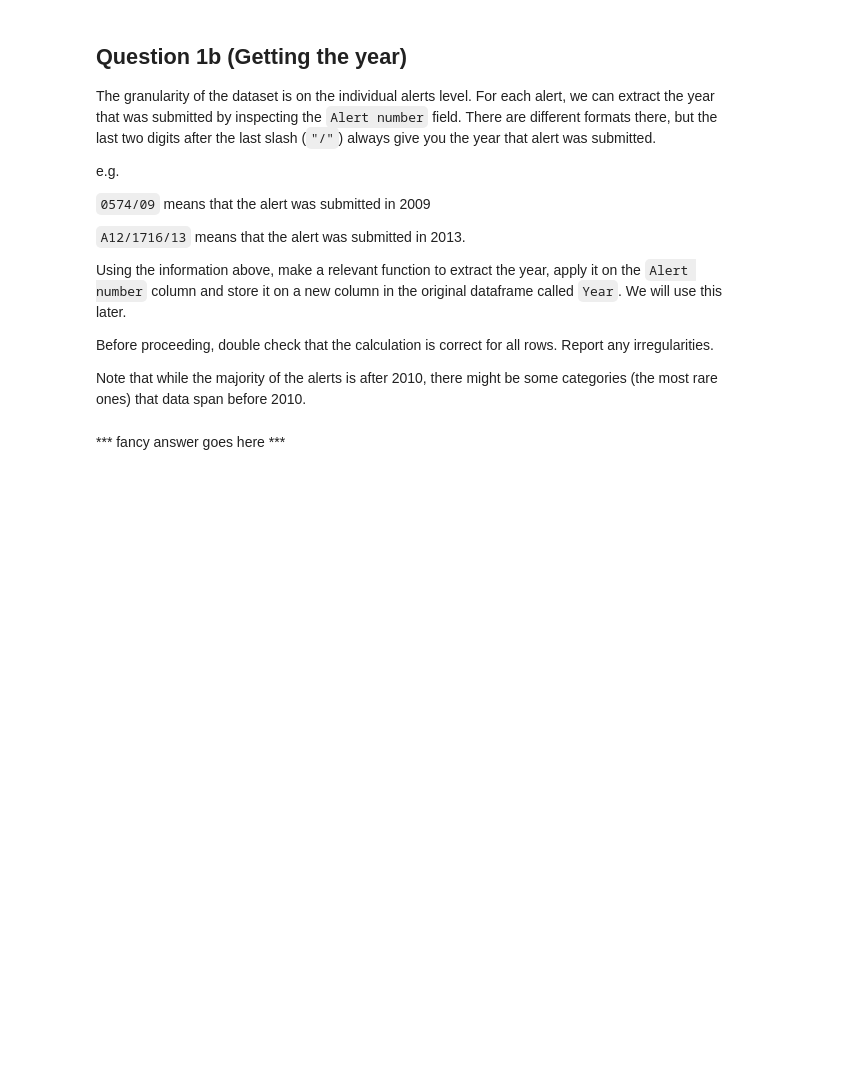
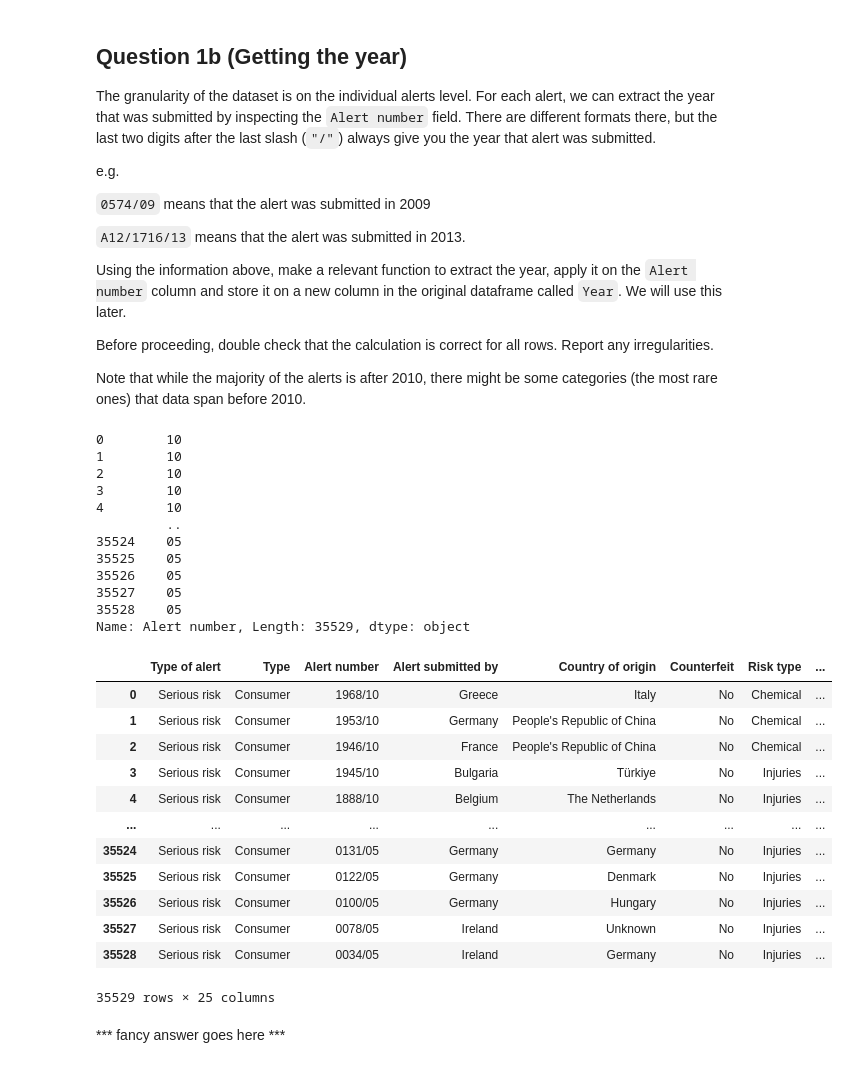
Before and after one commit to noah18c/Data_analysis, a Jupyter notebook: clinic_1/clinic1-2024.ipynb, the cells around one changed output. Drawn from its saved outputs; the diff is of its cells as text; code cells hidden in the pictures; blank space fills up the shorter version.

```diff
--- a/clinic_1/clinic1-2024.ipynb
+++ b/clinic_1/clinic1-2024.ipynb
@@ -357,6 +357,41 @@ Before proceeding, double check that the calculation is correct for all rows. Re
 Note that while the majority of the alerts is after 2010, there might be some categories (the most rare ones) that data span before 2010.
 # %%
 ###code for 1b goes here
+
+def year_extractor(input_df: pd.DataFrame, column_name:str="Alert number"):
+    new_column = input_df[column_name]
+    new_column = new_column.astype(str).str[-2:]
+    input_df["Year"] = new_column
+    print(new_column)
+
+    return input_df
+year_extractor(df)
+# %% [output]
+0        10
+1        10
+2        10
+3        10
+4        10
+         ..
+35524    05
+35525    05
+35526    05
+35527    05
+35528    05
+Name: Alert number, Length: 35529, dtype: object
+|  | Type of alert | Type | Alert number | Alert submitted by | Country of origin | Counterfeit | Risk type | ... |
+| 0 | Serious risk | Consumer | 1968/10 | Greece | Italy | No | Chemical | ... |
+| 1 | Serious risk | Consumer | 1953/10 | Germany | People's Republic of China | No | Chemical | ... |
+| 2 | Serious risk | Consumer | 1946/10 | France | People's Republic of China | No | Chemical | ... |
+| 3 | Serious risk | Consumer | 1945/10 | Bulgaria | Türkiye | No | Injuries | ... |
+| 4 | Serious risk | Consumer | 1888/10 | Belgium | The Netherlands | No | Injuries | ... |
+| ... | ... | ... | ... | ... | ... | ... | ... | ... |
+| 35524 | Serious risk | Consumer | 0131/05 | Germany | Germany | No | Injuries | ... |
+| 35525 | Serious risk | Consumer | 0122/05 | Germany | Denmark | No | Injuries | ... |
+| 35526 | Serious risk | Consumer | 0100/05 | Germany | Hungary | No | Injuries | ... |
+| 35527 | Serious risk | Consumer | 0078/05 | Ireland | Unknown | No | Injuries | ... |
+| 35528 | Serious risk | Consumer | 0034/05 | Ireland | Germany | No | Injuries | ... |
+35529 rows × 25 columns
 # %% [markdown]
 *** fancy answer goes here ***
 # %% [markdown]
```
